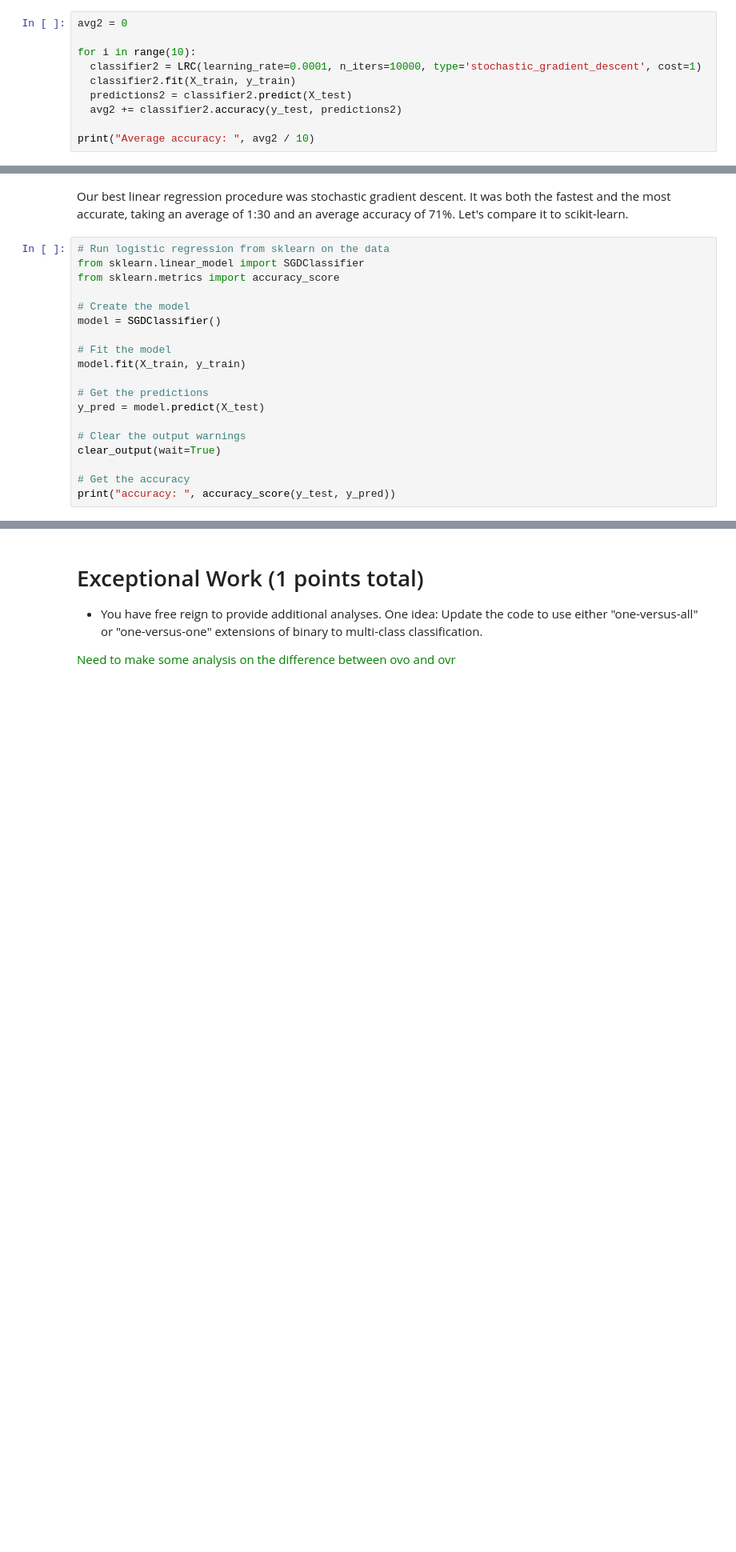
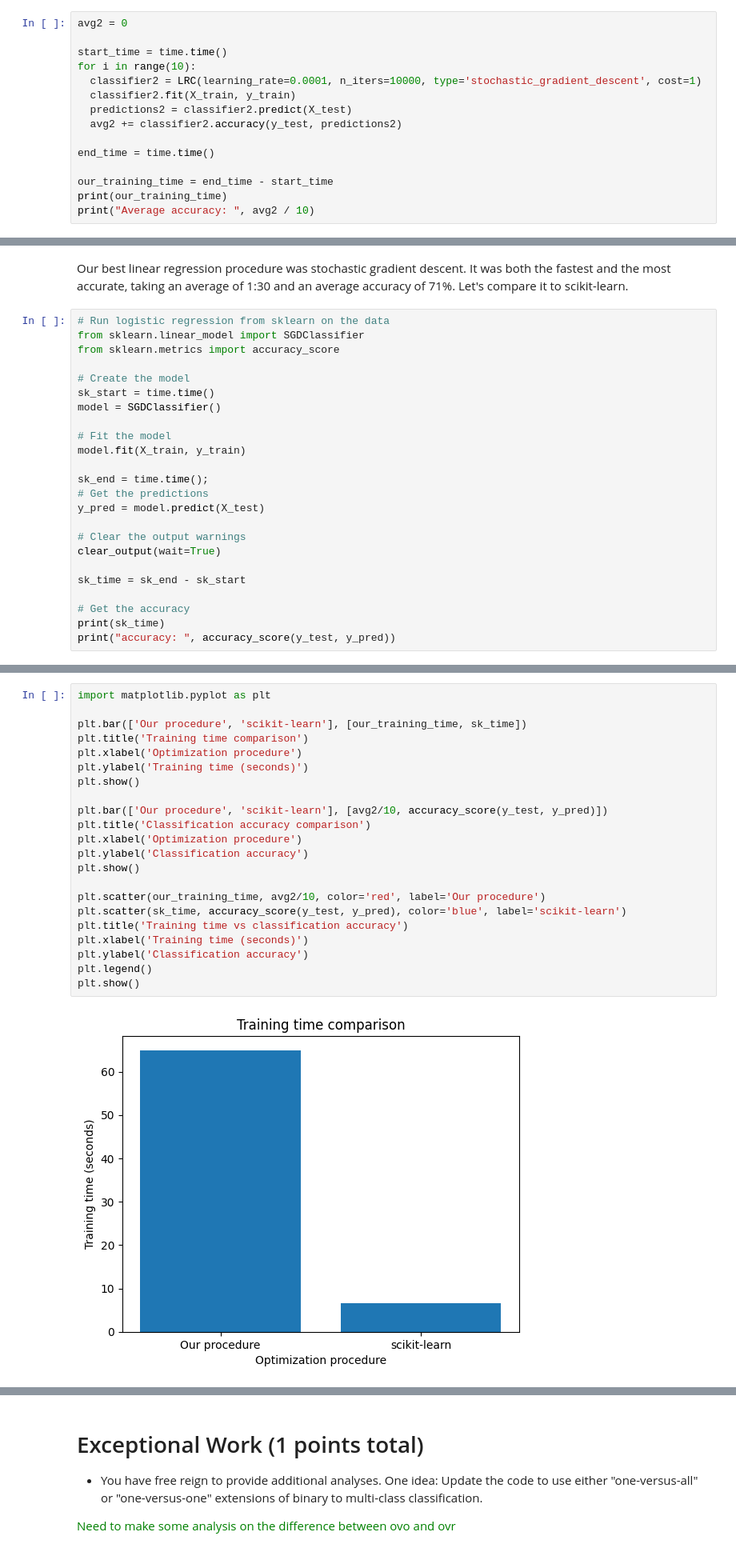
Before and after one commit to calebm00re/S22-ml03, a Jupyter notebook: notebook.ipynb, the cells around one changed output, grey strips where cells are left out. Shown: that part at 80% size. Saved outputs shown, nothing was run; the diff lists cells and outputs as text; blank space fills up the shorter version.

Commit message:
did some graphs

```diff
--- a/notebook.ipynb
+++ b/notebook.ipynb
@@ -756,11 +757,16 @@ Average accuracy:  0.640382928968138
 # %%
 avg2 = 0
 
+start_time = time.time()
 for i in range(10):
   classifier2 = LRC(learning_rate=0.0001, n_iters=10000, type='stochastic_gradient_descent', cost=1)
   classifier2.fit(X_train, y_train)
   predictions2 = classifier2.predict(X_test)
   avg2 += classifier2.accuracy(y_test, predictions2)
 
+end_time = time.time()
+
+our_training_time = end_time - start_time
+print(our_training_time)
 print("Average accuracy: ", avg2 / 10)
 # %% [output]
@@ -788,17 +795,22 @@ from sklearn.linear_model import SGDClassifier
 from sklearn.metrics import accuracy_score
 
 # Create the model
+sk_start = time.time()
 model = SGDClassifier()
 
 # Fit the model
 model.fit(X_train, y_train)
 
+sk_end = time.time();
 # Get the predictions
 y_pred = model.predict(X_test)
 
 # Clear the output warnings
 clear_output(wait=True)
 
+sk_time = sk_end - sk_start
+
 # Get the accuracy
+print(sk_time)
 print("accuracy: ", accuracy_score(y_test, y_pred))
 # %% [output]
@@ -805,0 +821,24 @@ accuracy:  0.8789096755334698
+# %%
+import matplotlib.pyplot as plt
+
+plt.bar(['Our procedure', 'scikit-learn'], [our_training_time, sk_time])
+plt.title('Training time comparison')
+plt.xlabel('Optimization procedure')
+plt.ylabel('Training time (seconds)')
+plt.show()
+
+plt.bar(['Our procedure', 'scikit-learn'], [avg2/10, accuracy_score(y_test, y_pred)])
+plt.title('Classification accuracy comparison')
+plt.xlabel('Optimization procedure')
+plt.ylabel('Classification accuracy')
+plt.show()
+
+plt.scatter(our_training_time, avg2/10, color='red', label='Our procedure')
+plt.scatter(sk_time, accuracy_score(y_test, y_pred), color='blue', label='scikit-learn')
+plt.title('Training time vs classification accuracy')
+plt.xlabel('Training time (seconds)')
+plt.ylabel('Classification accuracy')
+plt.legend()
+plt.show()
+# %% [output]
+[figure, added]
```
Also changed, not shown: parts of 6 cells of this notebook.
